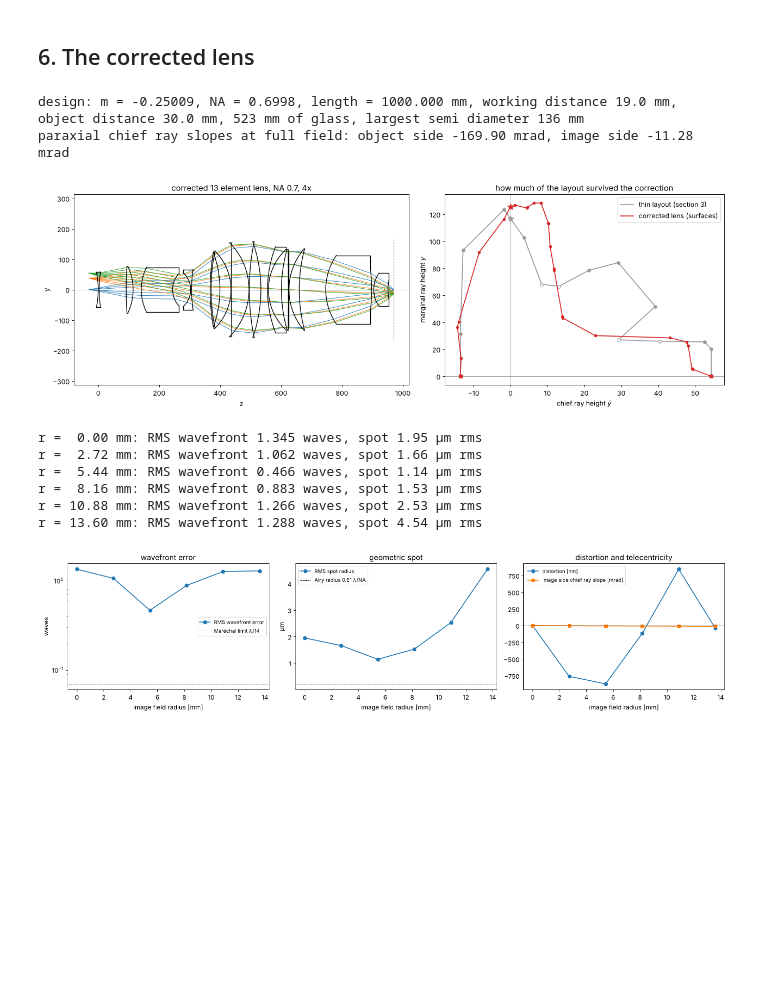
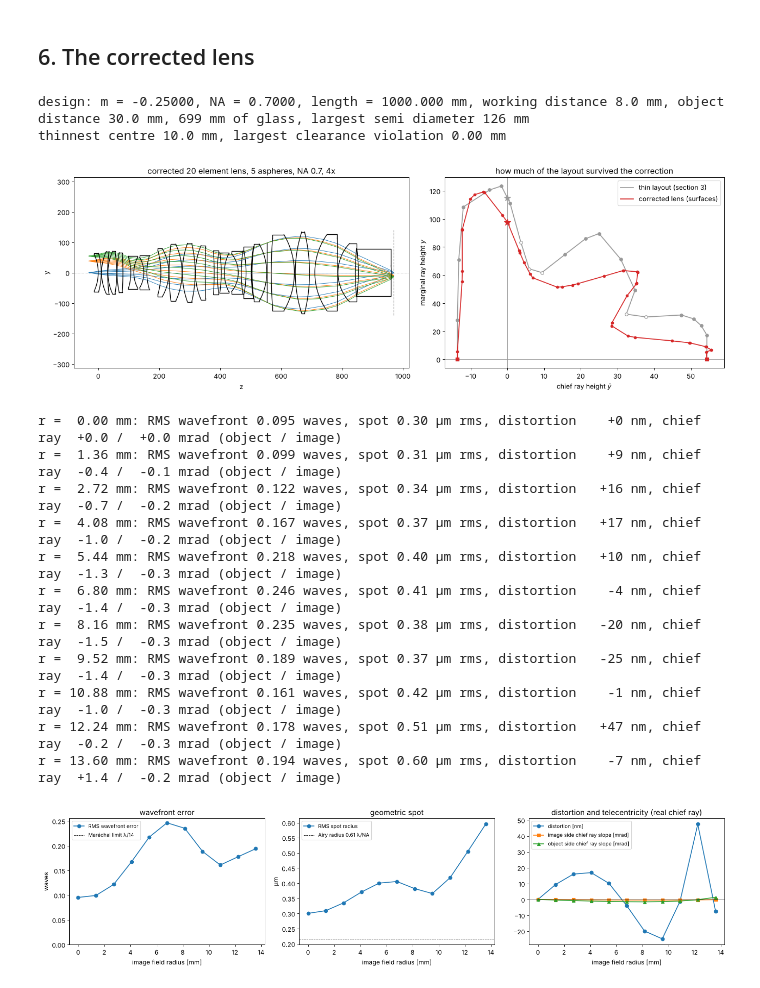
Before and after one commit to aeberspaecher/pyoptics, a Jupyter notebook: notebooks/42_litho_delano_lens_design.ipynb, the cells around one changed output. Drawn from its saved outputs; the diff is of its cells as text; code cells hidden in the pictures; blank space fills up the shorter version.

```diff
--- a/notebooks/42_litho_delano_lens_design.ipynb
+++ b/notebooks/42_litho_delano_lens_design.ipynb
@@ -328,20 +336,0 @@ stores it.
-# %%
-RUN_FULL = False
-
-operands = [lo.ray_errors(tolerance=1e-4), lo.distortion(M), lo.image_telecentricity(tolerance=2e-3),
-            lo.object_telecentricity(tolerance=2e-3), lo.paraxial_target("magnification", M, 1e-5),
-            lo.clearances(min_image_distance=8.0, min_object_distance=30.0)]
-start.ray_aiming = False  # paraxial pupil aiming is much faster and good enough here
-opt = lo.LensOptimizer(start, operands, thicknesses=list(range(len(start.surfaces) - 1)),
-                       object_distance=True, length=LENGTH, object_na=NA*abs(M))
-stages = [(a, a) for a in (0.3, 0.4, 0.5, 0.6, 0.7, 0.8, 0.9, 1.0)]
-t0 = time.time()
-if RUN_FULL:
-    result = opt.run(stages=stages, max_nfev=200)
-    design = result.system
-else:
-    result = opt.run(stages=stages[:1], max_nfev=60)
-    design = rt.delano_krf_lens()
-print(f"{len(opt.x)} variables, {len(opt.residuals())} residuals, {time.time() - t0:.0f} s")
-for na_f, field_f, cost, nfev in result.stages:
-    print(f"  stage at {na_f:.0%} NA, {field_f:.0%} field: cost {cost:.4g} after {nfev} evaluations")
@@ -360,58 +383,67 @@ print(f"design: m = {pd.magnification:.5f}, NA = {pd.na:.4f}, "
       f"{design.surfaces[-1].thickness:.1f} mm, object distance {design.object_distance:.1f} mm, "
       f"{sum(design.surfaces[i].thickness for i in glass):.0f} mm of glass, "
       f"largest semi diameter {np.max(d_design.heights()):.0f} mm")
-print(f"paraxial chief ray slopes at full field: object side {1e3*d_design.slopes[0, 0]:.2f} mrad, "
-      f"image side {1e3*d_design.slopes[-1, 0]:.2f} mrad")
+edge = lo.clearances(min_center=10.0, min_edge=10.0, margin=1.0, tolerance=1.0)(design)
+print(f"thinnest centre {min(design.surfaces[i].thickness for i in glass):.1f} mm, "
+      f"largest clearance violation {np.max(edge):.2f} mm")
 
 fig, axes = plt.subplots(1, 2, figsize=(16, 5.5), gridspec_kw={"width_ratios": [1.2, 1]})
 design.draw(axes[0], fields=[0.0, 0.7*h, h])
-axes[0].set_title("corrected 13 element lens, NA 0.7, 4x")
+axes[0].set_title("corrected 20 element lens, 5 aspheres, NA 0.7, 4x")
 layout.plot(axes[1], color="0.6", label="thin layout (section 3)", annotate=False)
 d_design.plot(axes[1], color="C3", label="corrected lens (surfaces)", annotate=False, signs=False)
 axes[1].legend()
 axes[1].set_title("how much of the layout survived the correction")
 fig.tight_layout()
 # %% [output]
-design: m = -0.25009, NA = 0.6998, length = 1000.000 mm, working distance 19.0 mm, object distance 30.0 mm, 523 mm of glass, largest semi diameter 136 mm
-paraxial chief ray slopes at full field: object side -169.90 mrad, image side -11.28 mrad
+design: m = -0.25000, NA = 0.7000, length = 1000.000 mm, working distance 8.0 mm, object distance 30.0 mm, 699 mm of glass, largest semi diameter 126 mm
+thinnest centre 10.0 mm, largest clearance violation 0.00 mm
-[figure, old version]
+[figure, new version]
 # %%
-fields = np.linspace(0, 1, 6)
+fields = np.linspace(0, 1, 11)
 rms = np.array([design.rms_opd(field=f*h, N=48) for f in fields])
-strehl = np.exp(-(2*np.pi*rms)**2)
 spots = [design.spot_diagram(f*h, N=21) for f in fields]
-dist, tele = [], []
+dist, tele, tele_obj = [], [], []
 for f in fields:
-    c = design.trace_pupil(f*h, 0.0, 0.0)
-    I, D = design._image_hits(c)
+    rays = design.rays(f*h, 0.0, 0.0)  # the chief ray, aimed at the centre of the stop
+    d0 = np.reshape(rays.directions, (-1, 3))[0]
+    I, D = design._image_hits(design.trace(rays, clip=False))
     dist.append((I[0, 1] - M*f*h)*1e6)
     tele.append(D[0, 1]/D[0, 2]*1e3)
+    tele_obj.append(d0[1]/d0[2]*1e3)
 
 fig, axes = plt.subplots(1, 3, figsize=(17, 4.2))
 r_img = fields*R_FIELD
 axes[0].plot(r_img, rms, "o-", label="RMS wavefront error")
 axes[0].axhline(0.07, color="k", ls="--", lw=0.8, label="Maréchal limit λ/14")
-axes[0].set_yscale("log"); axes[0].set_xlabel("image field radius [mm]"); axes[0].set_ylabel("waves")
-axes[0].legend(fontsize=9); axes[0].set_title("wavefront error")
+axes[0].set_xlabel("image field radius [mm]"); axes[0].set_ylabel("waves")
+axes[0].set_ylim(0, None); axes[0].legend(fontsize=9); axes[0].set_title("wavefront error")
 axes[1].plot(r_img, [s.rms*1e3 for s in spots], "o-", label="RMS spot radius")
 axes[1].axhline(0.61*WL*1e3/NA, color="k", ls="--", lw=0.8, label="Airy radius 0.61 λ/NA")
 axes[1].set_xlabel("image field radius [mm]"); axes[1].set_ylabel("µm"); axes[1].legend(fontsize=9)
 axes[1].set_title("geometric spot")
 axes[2].plot(r_img, dist, "o-", label="distortion [nm]")
 axes[2].plot(r_img, tele, "s-", label="image side chief ray slope [mrad]")
+axes[2].plot(r_img, tele_obj, "^-", label="object side chief ray slope [mrad]")
 axes[2].axhline(0, color="k", lw=0.5); axes[2].set_xlabel("image field radius [mm]")
-axes[2].legend(fontsize=9); axes[2].set_title("distortion and telecentricity")
+axes[2].legend(fontsize=9); axes[2].set_title("distortion and telecentricity (real chief ray)")
 fig.tight_layout()
-for f, w, s in zip(fields, rms, spots):
-    print(f"r = {f*R_FIELD:5.2f} mm: RMS wavefront {w:.3f} waves, spot {s.rms*1e3:.2f} µm rms")
+for f, w, s, dd, t, to in zip(fields, rms, spots, dist, tele, tele_obj):
+    print(f"r = {f*R_FIELD:5.2f} mm: RMS wavefront {w:.3f} waves, spot {s.rms*1e3:.2f} µm rms, "
+          f"distortion {dd:+5.0f} nm, chief ray {to:+5.1f} / {t:+5.1f} mrad (object / image)")
 # %% [output]
-r =  0.00 mm: RMS wavefront 1.345 waves, spot 1.95 µm rms
-r =  2.72 mm: RMS wavefront 1.062 waves, spot 1.66 µm rms
-r =  5.44 mm: RMS wavefront 0.466 waves, spot 1.14 µm rms
-r =  8.16 mm: RMS wavefront 0.883 waves, spot 1.53 µm rms
-r = 10.88 mm: RMS wavefront 1.266 waves, spot 2.53 µm rms
-r = 13.60 mm: RMS wavefront 1.288 waves, spot 4.54 µm rms
+r =  0.00 mm: RMS wavefront 0.095 waves, spot 0.30 µm rms, distortion    +0 nm, chief ray  +0.0 /  +0.0 mrad (object / image)
+r =  1.36 mm: RMS wavefront 0.099 waves, spot 0.31 µm rms, distortion    +9 nm, chief ray  -0.4 /  -0.1 mrad (object / image)
+r =  2.72 mm: RMS wavefront 0.122 waves, spot 0.34 µm rms, distortion   +16 nm, chief ray  -0.7 /  -0.2 mrad (object / image)
+r =  4.08 mm: RMS wavefront 0.167 waves, spot 0.37 µm rms, distortion   +17 nm, chief ray  -1.0 /  -0.2 mrad (object / image)
+r =  5.44 mm: RMS wavefront 0.218 waves, spot 0.40 µm rms, distortion   +10 nm, chief ray  -1.3 /  -0.3 mrad (object / image)
+r =  6.80 mm: RMS wavefront 0.246 waves, spot 0.41 µm rms, distortion    -4 nm, chief ray  -1.4 /  -0.3 mrad (object / image)
+r =  8.16 mm: RMS wavefront 0.235 waves, spot 0.38 µm rms, distortion   -20 nm, chief ray  -1.5 /  -0.3 mrad (object / image)
+r =  9.52 mm: RMS wavefront 0.189 waves, spot 0.37 µm rms, distortion   -25 nm, chief ray  -1.4 /  -0.3 mrad (object / image)
+r = 10.88 mm: RMS wavefront 0.161 waves, spot 0.42 µm rms, distortion    -1 nm, chief ray  -1.0 /  -0.3 mrad (object / image)
+r = 12.24 mm: RMS wavefront 0.178 waves, spot 0.51 µm rms, distortion   +47 nm, chief ray  -0.2 /  -0.3 mrad (object / image)
+r = 13.60 mm: RMS wavefront 0.194 waves, spot 0.60 µm rms, distortion    -7 nm, chief ray  +1.4 /  -0.2 mrad (object / image)
-[figure, old version]
+[figure, new version]
 # %%
 axes = design.plot_ray_fan(fields=[0.0, 0.7*h, h])
 # %% [output]
```
Also changed, not shown: parts of 13 cells of this notebook, 7 other files.
